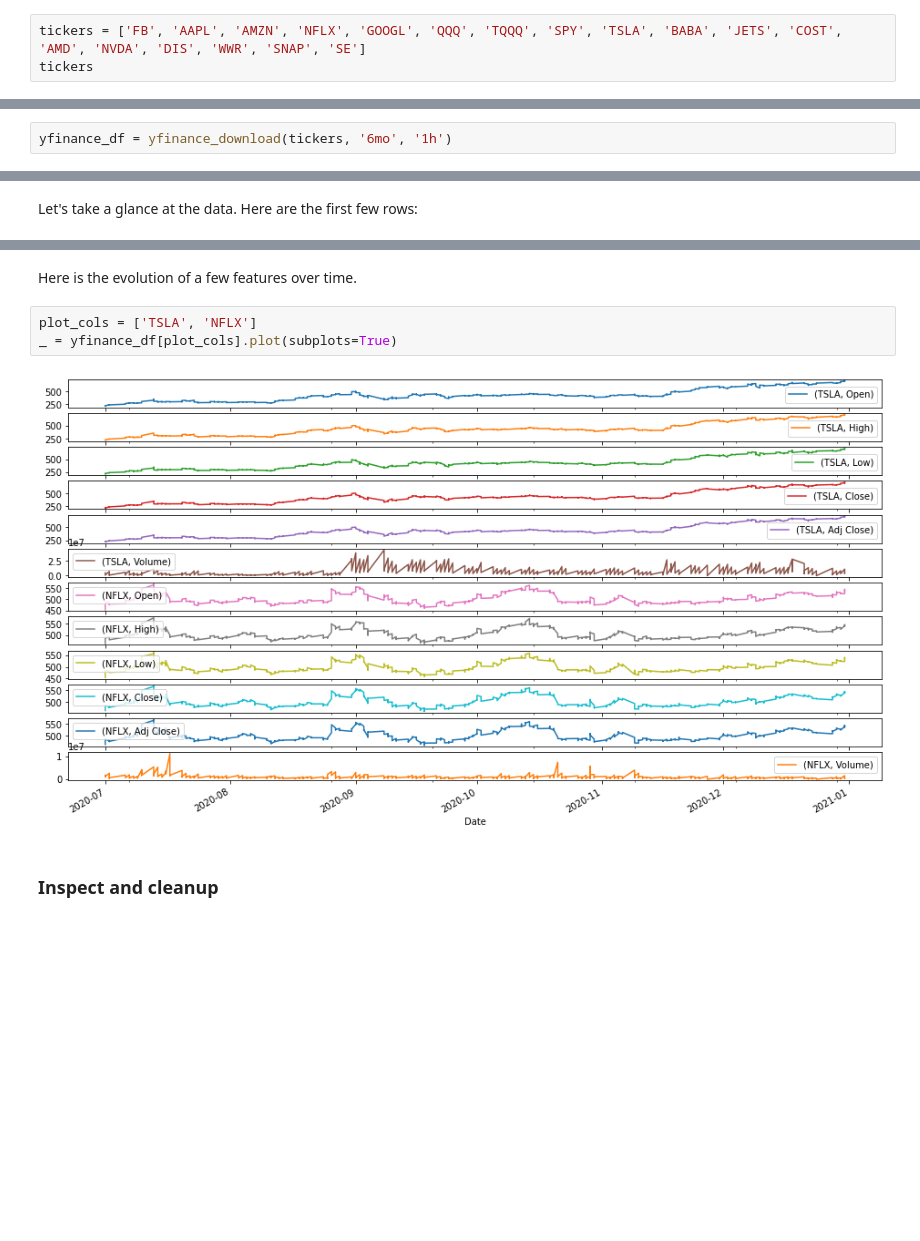
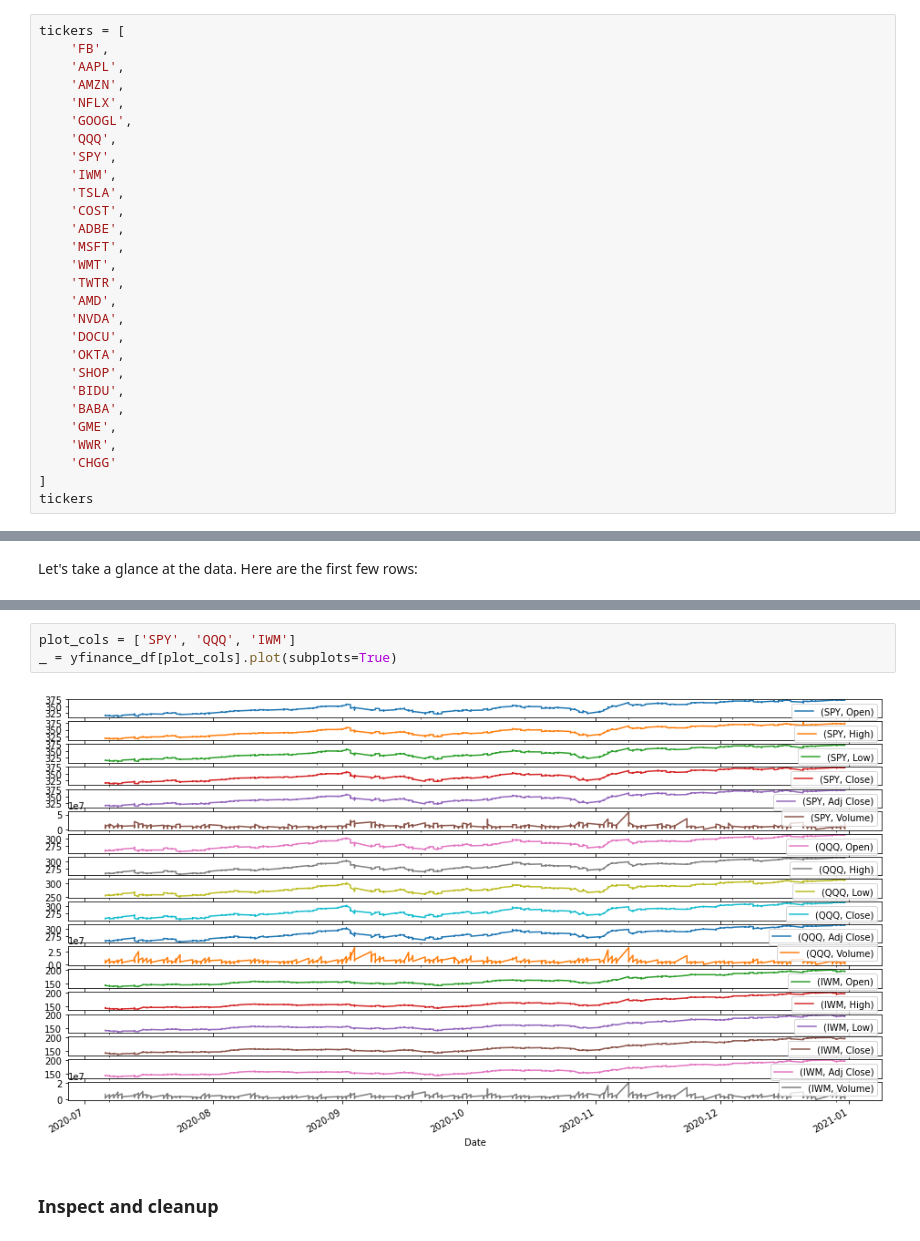
Before and after one commit to neuralnetes/notebooks, a Jupyter notebook: time-series/yfinance.ipynb, the cells around one changed output, grey strips where cells are left out. Cells and saved outputs as stored; diff of their text form; blank space fills up the shorter version.

```diff
--- a/time-series/yfinance.ipynb
+++ b/time-series/yfinance.ipynb
@@ -67,5 +102,30 @@ This dataset contains features (high, low, open, close, volume) for each given t
 # %%
-tickers = ['FB', 'AAPL', 'AMZN', 'NFLX', 'GOOGL', 'QQQ', 'TQQQ', 'SPY', 'TSLA', 'BABA', 'JETS', 'COST', 'AMD', 'NVDA', 'DIS', 'WWR', 'SNAP', 'SE']
+tickers = [
+    'FB',
+    'AAPL',
+    'AMZN',
+    'NFLX',
+    'GOOGL',
+    'QQQ',
+    'SPY',
+    'IWM',
+    'TSLA',
+    'COST',
+    'ADBE',
+    'MSFT',
+    'WMT',
+    'TWTR',
+    'AMD',
+    'NVDA',
+    'DOCU',
+    'OKTA',
+    'SHOP',
+    'BIDU',
+    'BABA',
+    'GME',
+    'WWR',
+    'CHGG'
+]
 tickers
 # %% [output]
 ['FB',
@@ -127,2 +188,0 @@ def yfinance_download(tickers, period, interval):
-# %%
-yfinance_df = yfinance_download(tickers, '6mo', '1h')
@@ -145,10 +203,8 @@ yfinance_df.head()
-# %% [markdown]
-Here is the evolution of a few features over time.
 # %%
-plot_cols = ['TSLA', 'NFLX']
+plot_cols = ['SPY', 'QQQ', 'IWM']
 _ = yfinance_df[plot_cols].plot(subplots=True)
 # %% [output]
-[figure, old version]
+[figure, new version]
 # %% [markdown]
 ### Inspect and cleanup
 # %% [markdown]
```
Also changed, not shown: parts of 69 cells of this notebook, 1 other file.
